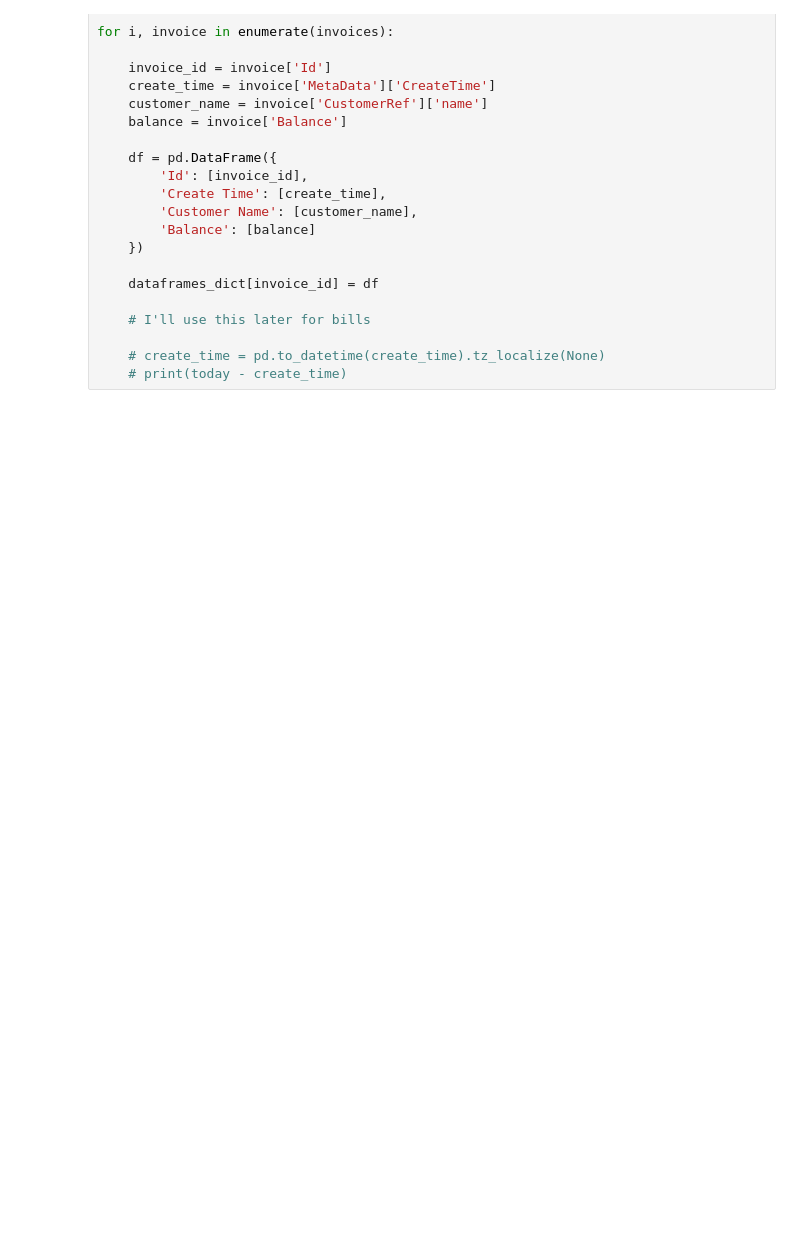
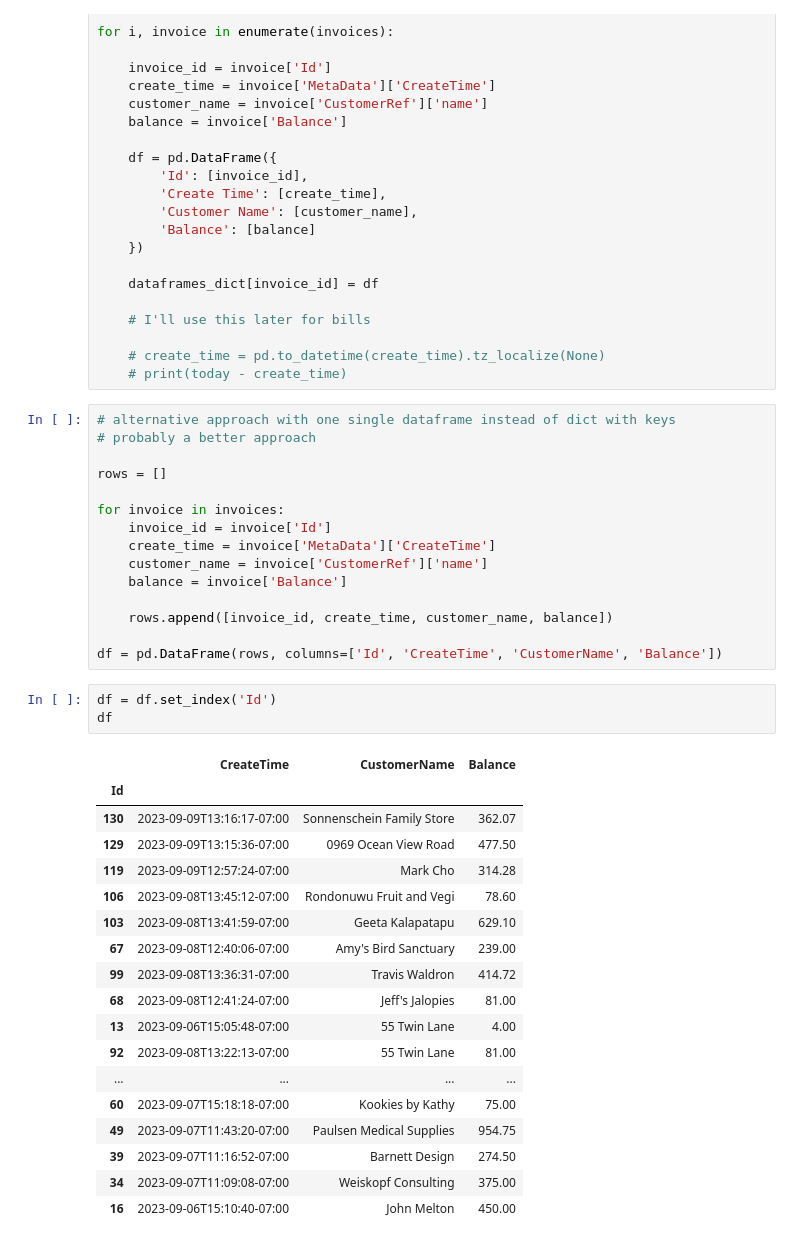
Before and after one commit to willgpennell/streamlit, a Jupyter notebook: jsonconverter_Invoice.ipynb, the cells around one changed output. Cells and saved outputs as stored; diff of their text form; blank space fills up the shorter version.

Commit message:
Added alternative approach with a single dataframe

```diff
--- a/jsonconverter_Invoice.ipynb
+++ b/jsonconverter_Invoice.ipynb
@@ -2672,3 +2672,40 @@ for i, invoice in enumerate(invoices):
 
     # create_time = pd.to_datetime(create_time).tz_localize(None)
     # print(today - create_time)
+# %%
+# alternative approach with one single dataframe instead of dict with keys
+# probably a better approach
+
+rows = []
+
+for invoice in invoices:
+    invoice_id = invoice['Id']
+    create_time = invoice['MetaData']['CreateTime']
+    customer_name = invoice['CustomerRef']['name']
+    balance = invoice['Balance']
+
+    rows.append([invoice_id, create_time, customer_name, balance])
+
+df = pd.DataFrame(rows, columns=['Id', 'CreateTime', 'CustomerName', 'Balance'])
+# %%
+df = df.set_index('Id')
+df
+# %% [output]
+|  | CreateTime | CustomerName | Balance |
+| Id |  |  |  |
+| 130 | 2023-09-09T13:16:17-07:00 | Sonnenschein Family Store | 362.07 |
+| 129 | 2023-09-09T13:15:36-07:00 | 0969 Ocean View Road | 477.50 |
+| 119 | 2023-09-09T12:57:24-07:00 | Mark Cho | 314.28 |
+| 106 | 2023-09-08T13:45:12-07:00 | Rondonuwu Fruit and Vegi | 78.60 |
+| 103 | 2023-09-08T13:41:59-07:00 | Geeta Kalapatapu | 629.10 |
+| 67 | 2023-09-08T12:40:06-07:00 | Amy's Bird Sanctuary | 239.00 |
+| 99 | 2023-09-08T13:36:31-07:00 | Travis Waldron | 414.72 |
+| 68 | 2023-09-08T12:41:24-07:00 | Jeff's Jalopies | 81.00 |
+| 13 | 2023-09-06T15:05:48-07:00 | 55 Twin Lane | 4.00 |
+| 92 | 2023-09-08T13:22:13-07:00 | 55 Twin Lane | 81.00 |
+| ... | ... | ... | ... |
+| 60 | 2023-09-07T15:18:18-07:00 | Kookies by Kathy | 75.00 |
+| 49 | 2023-09-07T11:43:20-07:00 | Paulsen Medical Supplies | 954.75 |
+| 39 | 2023-09-07T11:16:52-07:00 | Barnett Design | 274.50 |
+| 34 | 2023-09-07T11:09:08-07:00 | Weiskopf Consulting | 375.00 |
+| 16 | 2023-09-06T15:10:40-07:00 | John Melton | 450.00 |
```
